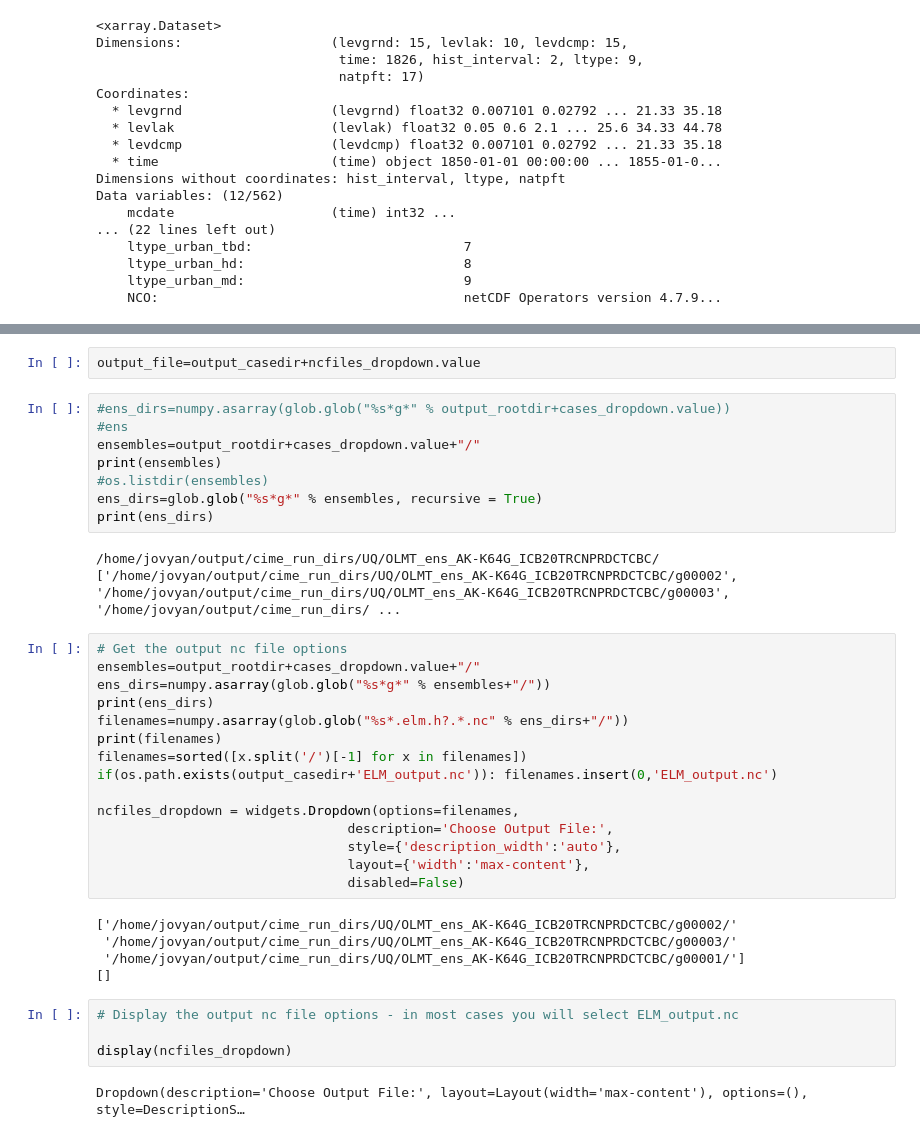
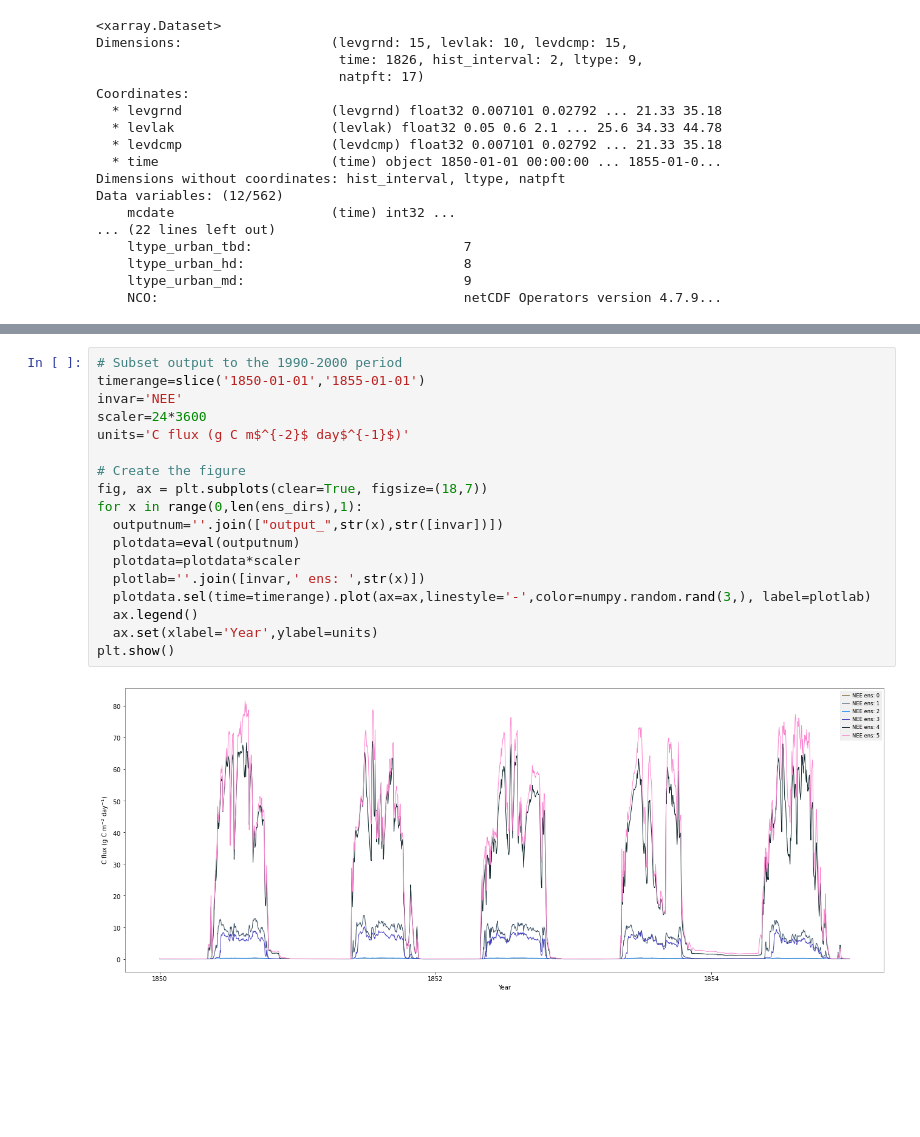
Before and after one commit to FASSt-simulation/fasst_simulation_tools, a Jupyter notebook: notebooks/ngeearctic/plot_ELM_ensembles.ipynb, the cells around one changed output, grey strips where cells are left out. Saved outputs shown, nothing was run; the diff lists cells and outputs as text; blank space fills up the shorter version.

Commit message:
Updates to plot_ELM_ensembles.ipynb and altering default param_list_example_kougarok

```diff
--- a/notebooks/ngeearctic/plot_ELM_ensembles.ipynb
+++ b/notebooks/ngeearctic/plot_ELM_ensembles.ipynb
@@ -117,39 +86,20 @@ plt.show()
-# %%
-output_file=output_casedir+ncfiles_dropdown.value
-# %%
-#ens_dirs=numpy.asarray(glob.glob("%s*g*" % output_rootdir+cases_dropdown.value))
-#ens
-ensembles=output_rootdir+cases_dropdown.value+"/"
-print(ensembles)
-#os.listdir(ensembles)
-ens_dirs=glob.glob("%s*g*" % ensembles, recursive = True)
-print(ens_dirs)
-# %% [output]
-/home/jovyan/output/cime_run_dirs/UQ/OLMT_ens_AK-K64G_ICB20TRCNPRDCTCBC/
-['/home/jovyan/output/cime_run_dirs/UQ/OLMT_ens_AK-K64G_ICB20TRCNPRDCTCBC/g00002', '/home/jovyan/output/cime_run_dirs/UQ/OLMT_ens_AK-K64G_ICB20TRCNPRDCTCBC/g00003', '/home/jovyan/output/cime_run_dirs/ ...
-# %%
-# Get the output nc file options
-ensembles=output_rootdir+cases_dropdown.value+"/"
-ens_dirs=numpy.asarray(glob.glob("%s*g*" % ensembles+"/"))
-print(ens_dirs)
-filenames=numpy.asarray(glob.glob("%s*.elm.h?.*.nc" % ens_dirs+"/"))
-print(filenames)
-filenames=sorted([x.split('/')[-1] for x in filenames])
-if(os.path.exists(output_casedir+'ELM_output.nc')): filenames.insert(0,'ELM_output.nc')
-
-ncfiles_dropdown = widgets.Dropdown(options=filenames,
-                                description='Choose Output File:',
-                                style={'description_width':'auto'},
-                                layout={'width':'max-content'},
-                                disabled=False)
-# %% [output]
-['/home/jovyan/output/cime_run_dirs/UQ/OLMT_ens_AK-K64G_ICB20TRCNPRDCTCBC/g00002/'
- '/home/jovyan/output/cime_run_dirs/UQ/OLMT_ens_AK-K64G_ICB20TRCNPRDCTCBC/g00003/'
- '/home/jovyan/output/cime_run_dirs/UQ/OLMT_ens_AK-K64G_ICB20TRCNPRDCTCBC/g00001/']
-[]
-# %%
-# Display the output nc file options - in most cases you will select ELM_output.nc
-
-display(ncfiles_dropdown)
-# %% [output]
-Dropdown(description='Choose Output File:', layout=Layout(width='max-content'), options=(), style=DescriptionS…
+# %%
+# Subset output to the 1990-2000 period
+timerange=slice('1850-01-01','1855-01-01')
+invar='NEE'
+scaler=24*3600
+units='C flux (g C m$^{-2}$ day$^{-1}$)'
+
+# Create the figure
+fig, ax = plt.subplots(clear=True, figsize=(18,7))
+for x in range(0,len(ens_dirs),1):
+  outputnum=''.join(["output_",str(x),str([invar])])
+  plotdata=eval(outputnum)
+  plotdata=plotdata*scaler
+  plotlab=''.join([invar,' ens: ',str(x)])
+  plotdata.sel(time=timerange).plot(ax=ax,linestyle='-',color=numpy.random.rand(3,), label=plotlab)
+  ax.legend()
+  ax.set(xlabel='Year',ylabel=units)
+plt.show()
+# %% [output]
+[figure, added]
```
Also changed, not shown: parts of 6 cells of this notebook, 1 other file.
